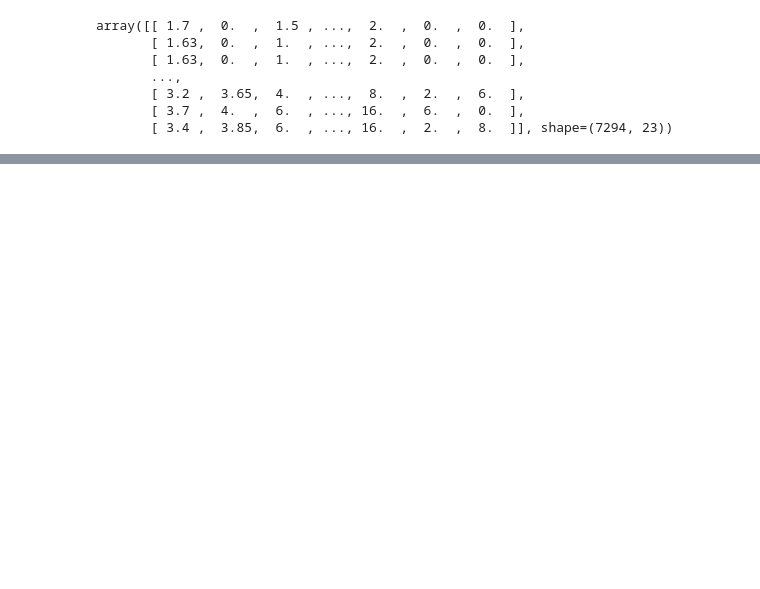
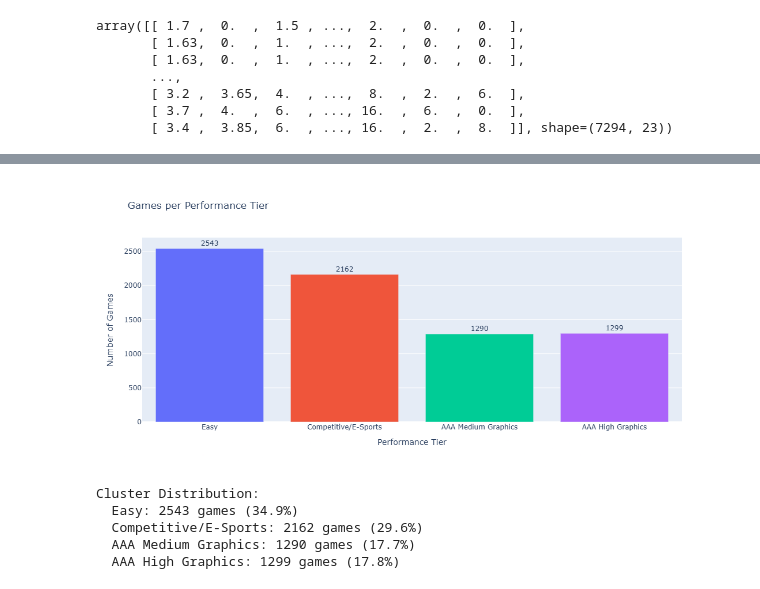
Before and after one commit to GrupoMackenzie/ProjetoAplicado03-DataScience-Mackenzie-2026, a Jupyter notebook: src/notebooks/EDA_videogame_requirements.ipynb, the cells around one changed output, grey strips where cells are left out. Saved outputs shown, nothing was run; the diff lists cells and outputs as text; code cells hidden in the pictures; blank space fills up the shorter version.

```diff
--- a/src/notebooks/EDA_videogame_requirements.ipynb
+++ b/src/notebooks/EDA_videogame_requirements.ipynb
@@ -130,0 +375,18 @@ px.scatter(data[:, 19], data[:, 19], color=y_pred)
+# %%
+# Step 10: Export Game-Cluster Mapping
+# Each game with its assigned cluster and label
+
+game_clusters = df_features[['Name', 'Cluster', 'Cluster_Label']].copy()
+game_clusters.columns = ['game_name', 'cluster_id', 'cluster_label']
+
+print(f'Total games clustered: {len(game_clusters)}')
+print('\nSample games per cluster:')
+for label in label_names:
+    sample = game_clusters[game_clusters['cluster_label'] == label]['game_name'].head(5).tolist()
+    print(f'\n{label}:')
+    for game in sample:
+        print(f'  - {game}')
+
+# Save to CSV
+game_clusters.to_csv(f'{output_dir}game_clusters.csv', index=False)
+print(f'\nSaved: {output_dir}game_clusters.csv')
@@ -130,0 +447,28 @@ px.scatter(data[:, 19], data[:, 19], color=y_pred)
+# %%
+# Cluster Distribution
+cluster_counts = df_features['Cluster_Label'].value_counts().reindex(label_names)
+
+fig_dist = px.bar(
+    x=cluster_counts.index,
+    y=cluster_counts.values,
+    color=cluster_counts.index,
+    title='Games per Performance Tier',
+    labels={'x': 'Performance Tier', 'y': 'Number of Games', 'color': 'Tier'},
+    text=cluster_counts.values
+)
+fig_dist.update_layout(showlegend=False, width=800, height=500)
+fig_dist.update_traces(textposition='outside')
+fig_dist.show()
+
+print('\nCluster Distribution:')
+for label in label_names:
+    count = cluster_counts[label]
+    pct = count / len(df_features) * 100
+    print(f'  {label}: {count} games ({pct:.1f}%)')
+# %% [output]
+[figure, added]
+Cluster Distribution:
+  Easy: 2543 games (34.9%)
+  Competitive/E-Sports: 2162 games (29.6%)
+  AAA Medium Graphics: 1290 games (17.7%)
+  AAA High Graphics: 1299 games (17.8%)
```
Also changed, not shown: parts of 22 cells of this notebook, 14 other files.
